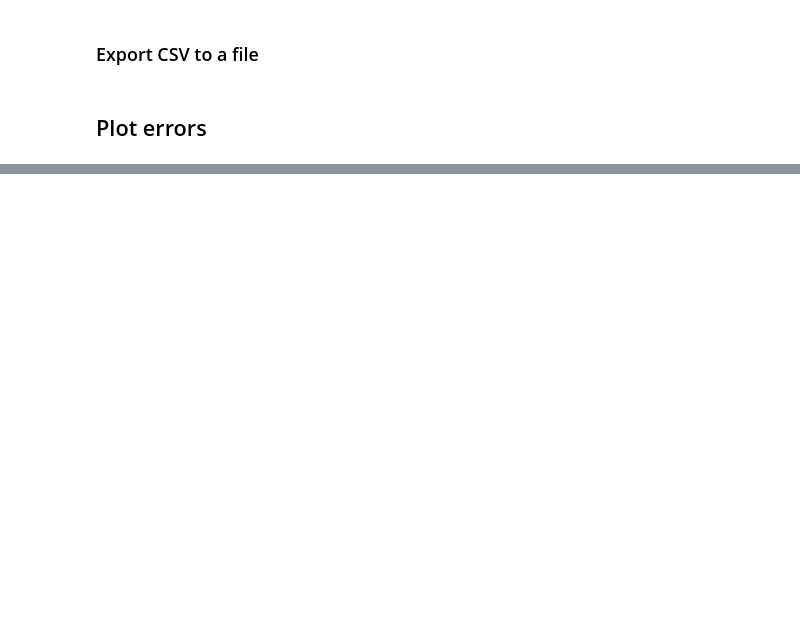
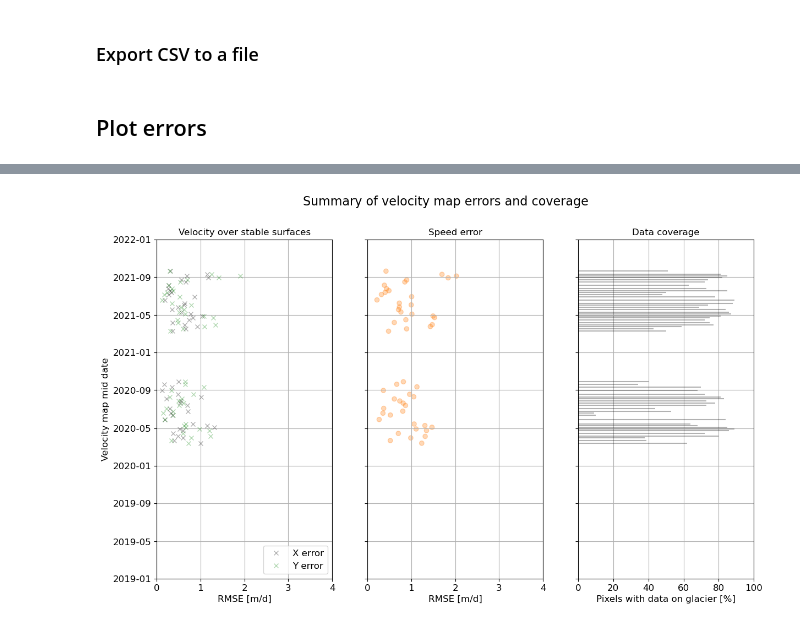
Before and after one commit to jukesliu/CautoRIFT, a Jupyter notebook: calculate_vmap_SSE.ipynb, the cells around one changed output, grey strips where cells are left out. Saved outputs shown, nothing was run; the diff lists cells and outputs as text; code cells hidden in the pictures; blank space fills up the shorter version.

```diff
--- a/calculate_vmap_SSE.ipynb
+++ b/calculate_vmap_SSE.ipynb
@@ -169,3 +177,10 @@ outfilepath = '/Users/jukesliu/Documents/PLANETSCOPE_VELOCITIES/error_csvs/PS_dt
 df.to_csv(outfilepath)
 # %% [markdown]
 ## Plot errors
+# %%
+# read in csv fiel
+df = pd.read_csv('/Users/jukesliu/Documents/PLANETSCOPE_VELOCITIES/error_csvs/AV_dt5to60_S2.csv')
+df.ds1 = pd.to_datetime(df.ds1, format='%Y-%m-%d')
+df.ds2 = pd.to_datetime(df.ds2, format='%Y-%m-%d')
+df['mid_date'] = (df.ds2-df.ds1)/2+df.ds1
+df.head()
@@ -176,31 +198,34 @@ a = 0.3 # control opacity
 colors_dict = {'LS':'tab:blue', 'S2':'tab:orange', 'S1':'tab:green', 'PS':'tab:red'}
 fig, (ax1, ax2, ax3) = plt.subplots(1,3,figsize=(14,8), sharey=True)
 
 # 1) plot velocity residuals over stable surfaces
 ax1.set_title("Velocity over stable surfaces", fontsize=fs)
 ax1.plot(df.err_vx,df.mid_date, 'kx', alpha=a)
 ax1.plot(df.err_vy,df.mid_date, 'gx', alpha=a)
 ax1.set_xlim(0, 4)
 ax1.set_xlabel('RMSE [m/d]', fontsize=fs); ax1.set_ylabel('Velocity map mid date', fontsize=fs);
 ax1.legend(['X error','Y error'], loc='lower right', fontsize=fs)
 
 # 2) plot speed residual of stable surfaces (scaled by max speed)
 ax2.set_title("Speed error", fontsize=fs)
 ax2.scatter(df.err_v, df.mid_date, c=df.sat.map(colors_dict), alpha=a) # color points by satellite (see colors dict)
 ax2.set_xlim(0,4)
 ax2.set_xlabel('RMSE [m/d]', fontsize=fs);
 
 # 3) percent coverage on glacier
 ax3.set_title("Data coverage")
 ax3.hlines(df.mid_date, np.zeros(len(df.data_percent)),df.data_percent, color='k',alpha=a)
 ax3.set_xlabel('Pixels with data on glacier [%]', fontsize=fs)
 ax3.set_xlim(0,100)
 
 # all plots
 for ax in [ax1, ax2, ax3]:
     ax.tick_params(labelsize=fs)
     ax.grid()
-    ax.set_ylim(datetime.datetime(2013,1,1), datetime.datetime(2022,1,1))
+    ax.set_ylim(datetime.datetime(2019,1,1), datetime.datetime(2022,1,1))
 
 plt.suptitle('Summary of velocity map errors and coverage', fontsize=fs+4)
+plt.savefig('/Users/jukesliu/Documents/PLANETSCOPE_VELOCITIES/figures/AV_vmap_errors_summary.png',dpi=300)
 plt.show()
+# %% [output]
+[figure, added]
```
Also changed, not shown: parts of 8 cells of this notebook, 4 other files.
